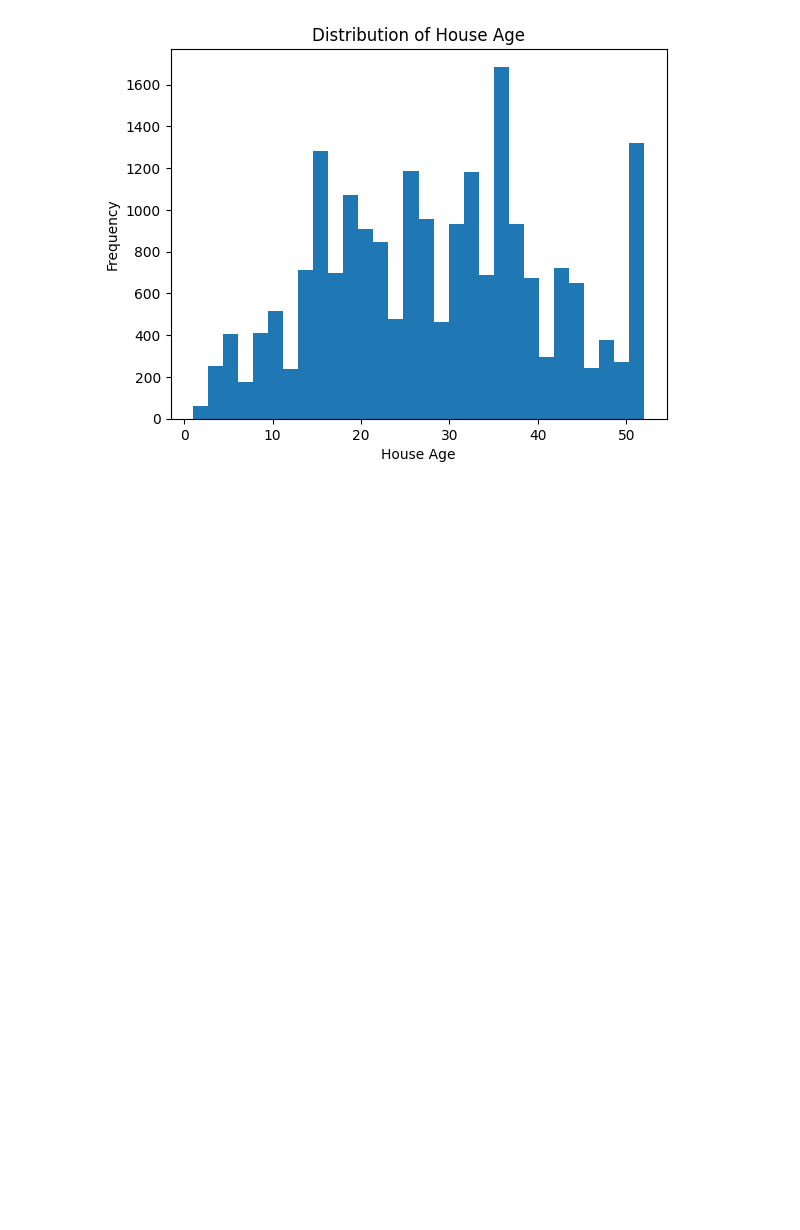
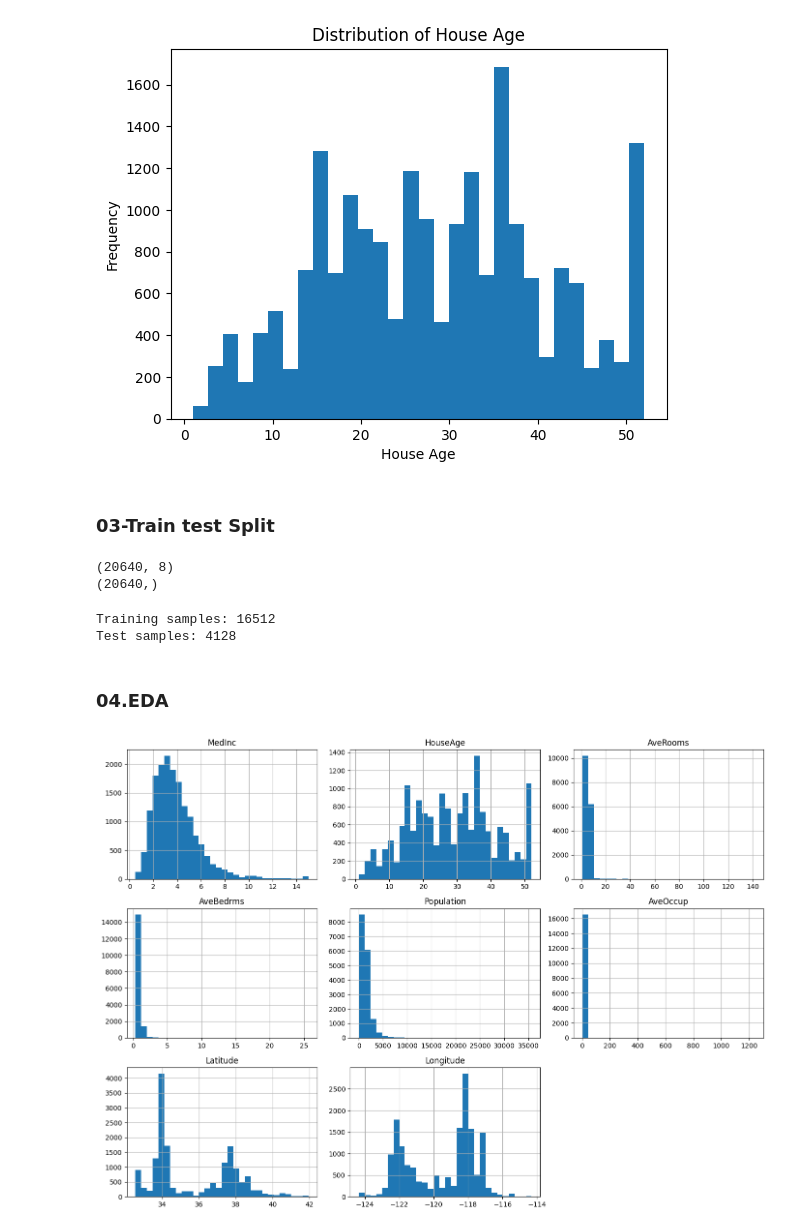
Before and after one commit to say-ahmedi/DS_PROJECTS, a Jupyter notebook: 07_machine_learning/projects/01_california_housing/housing_california.ipynb, the cells around one changed output. Cells and saved outputs as stored; diff of their text form; code cells hidden in the pictures; blank space fills up the shorter version.

Commit message:
refactor:complete third step which is train-test-split for california-housing dataset exploration

```diff
--- a/07_machine_learning/projects/01_california_housing/housing_california.ipynb
+++ b/07_machine_learning/projects/01_california_housing/housing_california.ipynb
@@ -24,4 +36,24 @@ What you'll practice
 # %%
+
+import numpy as np
 import pandas as pd
+import matplotlib.pyplot as plt
+import seaborn as sns
+
 from sklearn.datasets import fetch_california_housing
-import matplotlib.pyplot as plt
+from sklearn.model_selection import train_test_split
+from sklearn.preprocessing import StandardScaler
+from sklearn.impute import SimpleImputer
+from sklearn.pipeline import Pipeline
+
+from sklearn.dummy import DummyRegressor
+from sklearn.linear_model import LinearRegression, Ridge
+from sklearn.metrics import (
+    mean_absolute_error,
+    mean_squared_error,
+    r2_score
+)
+
+import joblib
+
+RANDOM_STATE = 42
@@ -131,3 +163,20 @@ plt.xlabel('House Age')
 plt.show()
 # %% [output]
 [figure]
+# %% [markdown]
+### 03-Train test Split
+# %%
+X = housing['data']
+y = housing['target']
+print(X.shape)
+print(y.shape)
+# %% [output]
+(20640, 8)
+(20640,)
+# %%
+X_train,X_test,y_train,y_test = train_test_split(X,y,test_size=0.2,random_state=RANDOM_STATE)
+print('Training samples:',len(X_train))
+print('Test samples:',len(X_test))
+# %% [output]
+Training samples: 16512
+Test samples: 4128
@@ -133,0 +186,9 @@ plt.show()
+# %% [markdown]
+### 04.EDA
+# %%
+### Let's start with exploring feature distributions
+X_train.hist(figsize=(14,10),bins=30)
+plt.tight_layout()
+plt.show()
+# %% [output]
+[figure, added]
```
Also changed, not shown: parts of 8 cells of this notebook.
